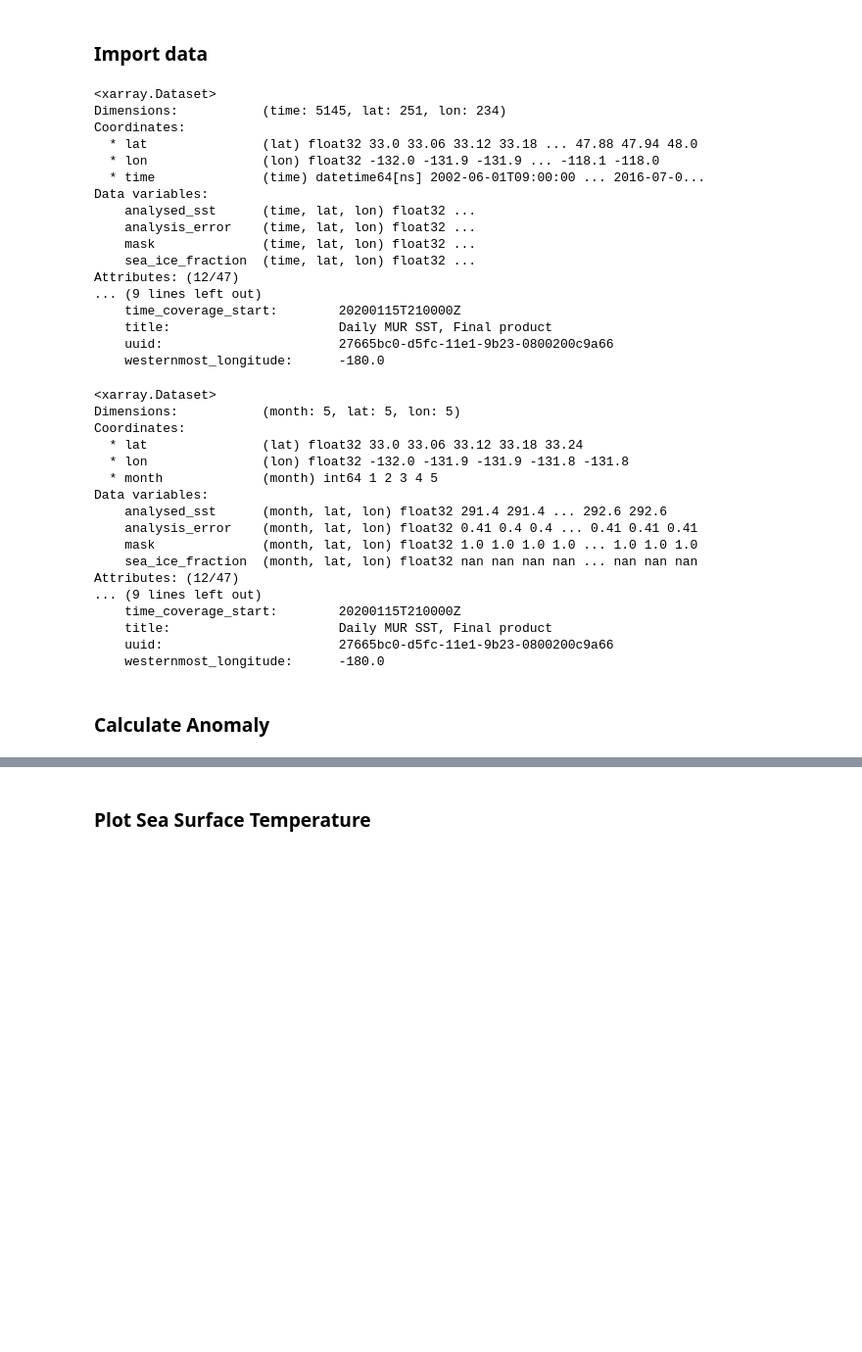
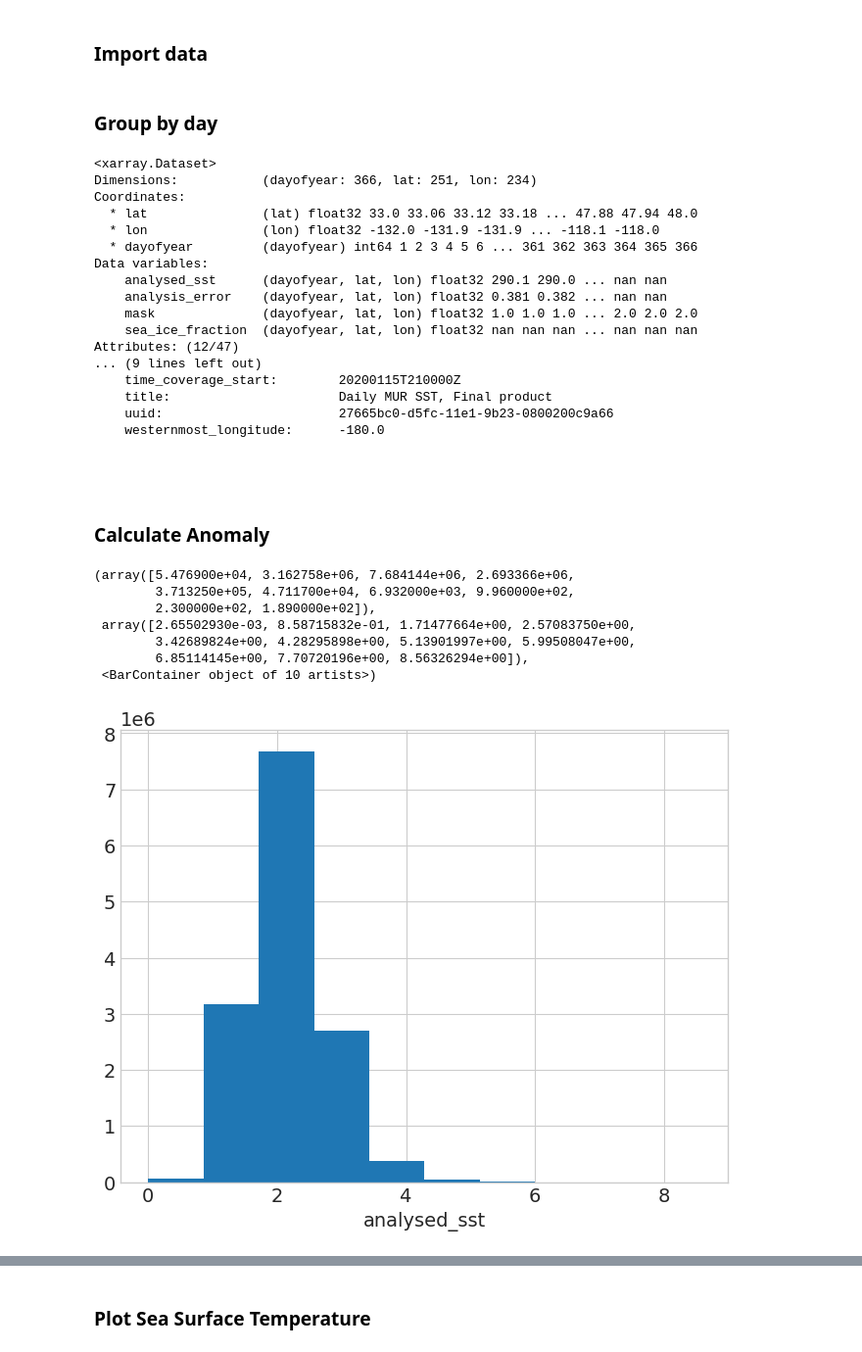
Before and after one commit to UCB-stat-159-s23/hw03-group23, a Jupyter notebook: climate-Q5.ipynb, the cells around one changed output, grey strips where cells are left out. Shown at 98% size. Drawn from its saved outputs; the diff is of its cells as text; code cells hidden in the pictures; blank space fills up the shorter version.

Commit message:
Divide data by the two date ranges

```diff
--- a/climate-Q5.ipynb
+++ b/climate-Q5.ipynb
@@ -31,48 +31,49 @@ crs = ccrs.PlateCarree()  # set projection
 # %% [markdown]
 ### Import data
 # %%
-ds = xr.open_dataset("~/shared/climate-data/ds_hw.nc").sel(time=slice('2002-01-01', '2016-07-01'))
-ds
+ds = xr.open_dataset("~/shared/climate-data/ds_hw.nc")
+ds_2016 = ds.sel(time=slice('2002-01-01', '2016-07-01'))
+ds_2012 = ds.sel(time=slice('2002-01-01', '2012-12-31'))
-# %% [output]
-<xarray.Dataset>
-Dimensions:           (time: 5145, lat: 251, lon: 234)
-Coordinates:
-  * lat               (lat) float32 33.0 33.06 33.12 33.18 ... 47.88 47.94 48.0
-  * lon               (lon) float32 -132.0 -131.9 -131.9 ... -118.1 -118.0
-  * time              (time) datetime64[ns] 2002-06-01T09:00:00 ... 2016-07-0...
-Data variables:
-    analysed_sst      (time, lat, lon) float32 ...
-    analysis_error    (time, lat, lon) float32 ...
-    mask              (time, lat, lon) float32 ...
-    sea_ice_fraction  (time, lat, lon) float32 ...
-Attributes: (12/47)
-... (9 lines left out)
-    time_coverage_start:        20200115T210000Z
-    title:                      Daily MUR SST, Final product
-    uuid:                       27665bc0-d5fc-11e1-9b23-0800200c9a66
-    westernmost_longitude:      -180.0
+# %% [markdown]
+### Group by day
 # %%
-# calculate the monthly cycle using groupby
-monthly = ds.groupby(ds["time.month"]).max()
-monthly.head()
+# calculate the daily cycle using groupby
+daily_2016 = ds_2016.groupby(ds_2016["time.dayofyear"]).mean()
+daily_2012 = ds_2012.groupby(ds_2012["time.dayofyear"]).mean()
+daily_2012
 # %% [output]
 <xarray.Dataset>
-Dimensions:           (month: 5, lat: 5, lon: 5)
+Dimensions:           (dayofyear: 366, lat: 251, lon: 234)
 Coordinates:
-  * lat               (lat) float32 33.0 33.06 33.12 33.18 33.24
-  * lon               (lon) float32 -132.0 -131.9 -131.9 -131.8 -131.8
-  * month             (month) int64 1 2 3 4 5
+  * lat               (lat) float32 33.0 33.06 33.12 33.18 ... 47.88 47.94 48.0
+  * lon               (lon) float32 -132.0 -131.9 -131.9 ... -118.1 -118.0
+  * dayofyear         (dayofyear) int64 1 2 3 4 5 6 ... 361 362 363 364 365 366
 Data variables:
-    analysed_sst      (month, lat, lon) float32 291.4 291.4 ... 292.6 292.6
-    analysis_error    (month, lat, lon) float32 0.41 0.4 0.4 ... 0.41 0.41 0.41
-    mask              (month, lat, lon) float32 1.0 1.0 1.0 1.0 ... 1.0 1.0 1.0
-    sea_ice_fraction  (month, lat, lon) float32 nan nan nan nan ... nan nan nan
+    analysed_sst      (dayofyear, lat, lon) float32 290.1 290.0 ... nan nan
+    analysis_error    (dayofyear, lat, lon) float32 0.381 0.382 ... nan nan
+    mask              (dayofyear, lat, lon) float32 1.0 1.0 1.0 ... 2.0 2.0 2.0
+    sea_ice_fraction  (dayofyear, lat, lon) float32 nan nan nan ... nan nan nan
 Attributes: (12/47)
 ... (9 lines left out)
     time_coverage_start:        20200115T210000Z
     title:                      Daily MUR SST, Final product
     uuid:                       27665bc0-d5fc-11e1-9b23-0800200c9a66
     westernmost_longitude:      -180.0
+# %% [markdown]
+###
 # %% [markdown]
 ### Calculate Anomaly
+# %%
+anomaly = ds_2016.groupby("time.dayofyear").max()['analysed_sst'] - ds_2012.groupby(ds_2012["time.dayofyear"]).mean()['analysed_sst']
+# %%
+anomaly.plot()
+# %% [output]
+(array([5.476900e+04, 3.162758e+06, 7.684144e+06, 2.693366e+06,
+        3.713250e+05, 4.711700e+04, 6.932000e+03, 9.960000e+02,
+        2.300000e+02, 1.890000e+02]),
+ array([2.65502930e-03, 8.58715832e-01, 1.71477664e+00, 2.57083750e+00,
+        3.42689824e+00, 4.28295898e+00, 5.13901997e+00, 5.99508047e+00,
+        6.85114145e+00, 7.70720196e+00, 8.56326294e+00]),
+ <BarContainer object of 10 artists>)
+[figure, added]
 # %%
```
Also changed, not shown: parts of 6 cells of this notebook.
